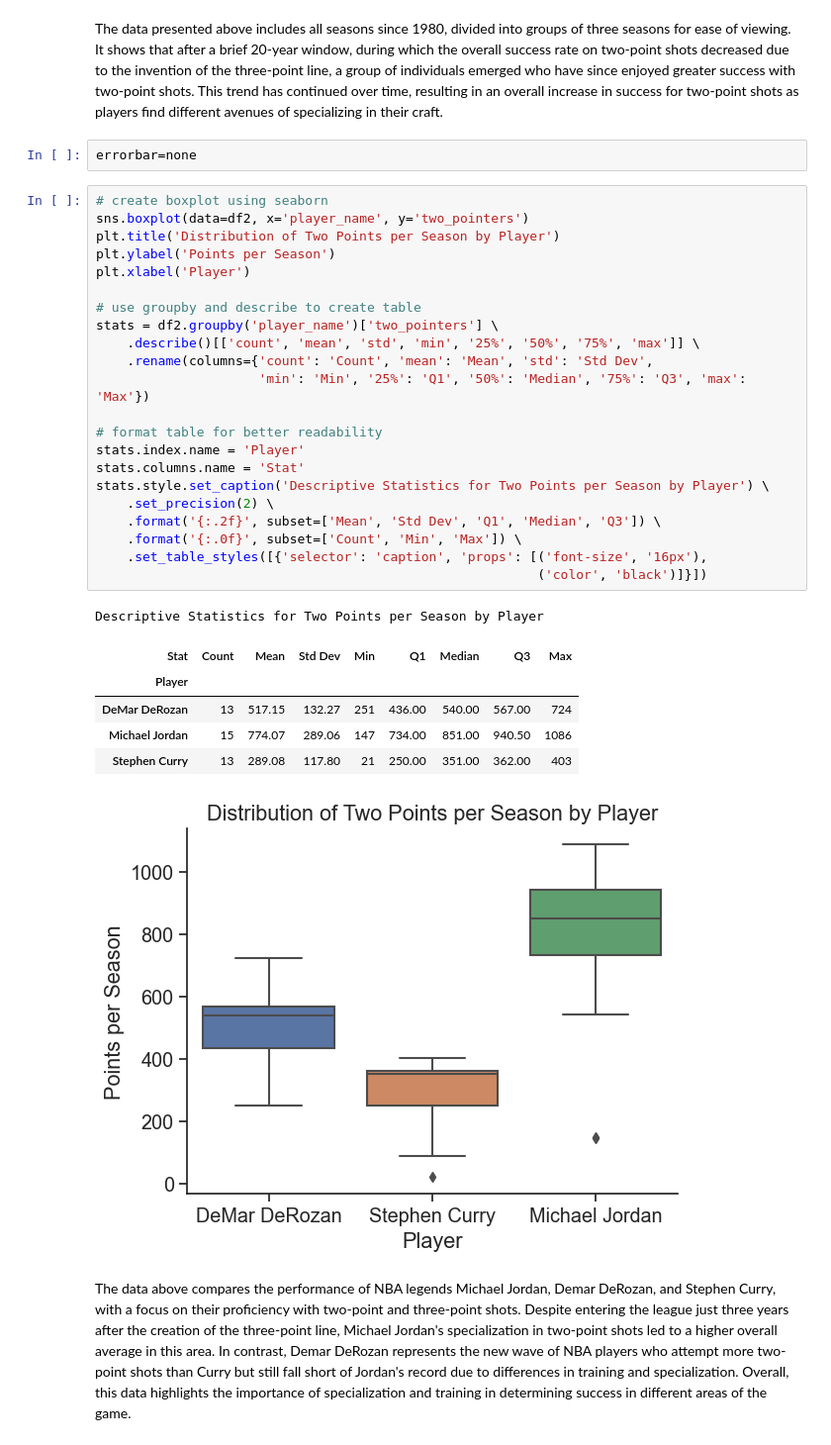
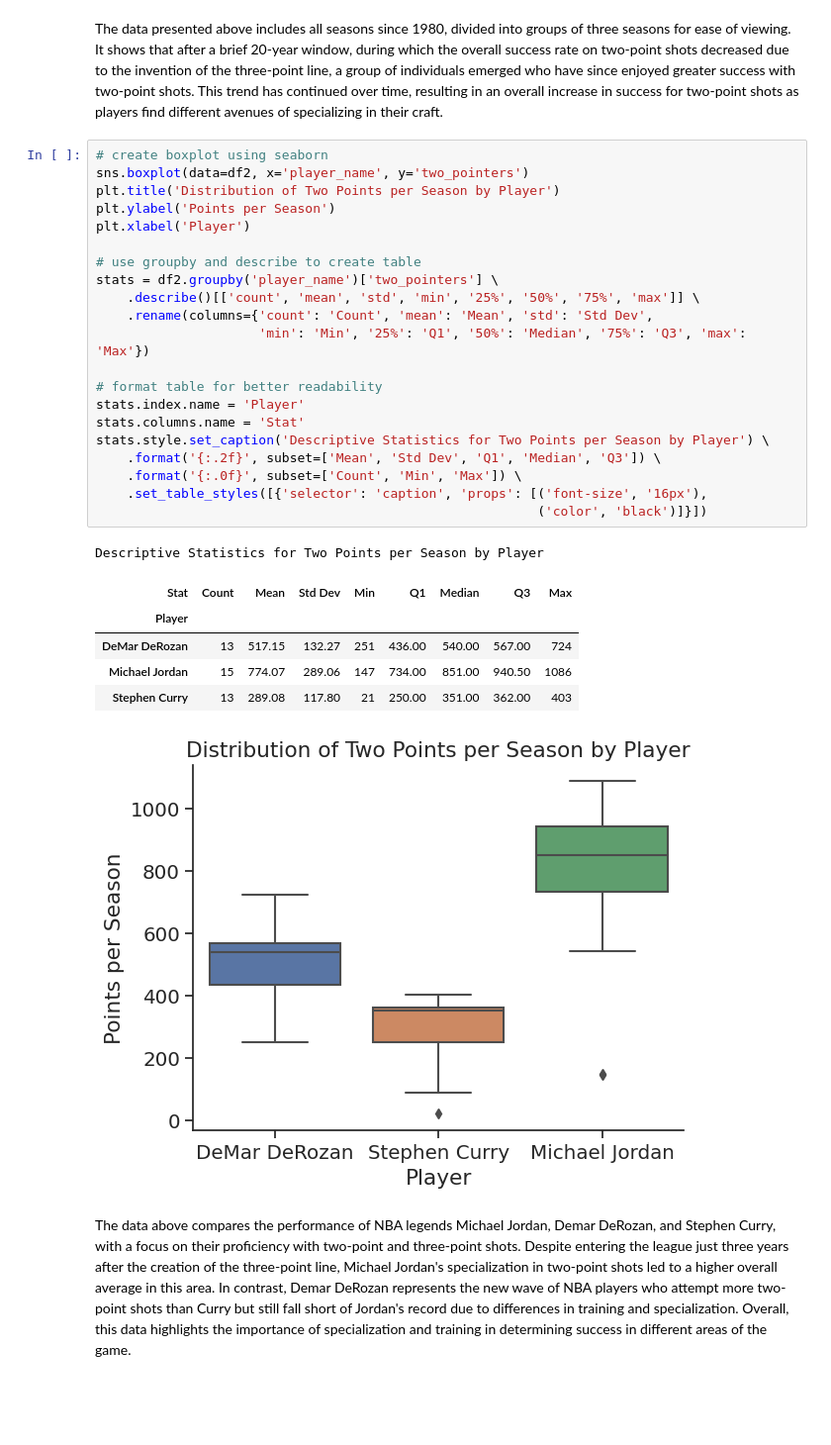
Before and after one commit to ubco-W2022T2-data301/project-group-group-23, a Jupyter notebook: analysis/analysis3.ipynb, the cells around one changed output. Shown at 99% size. Saved outputs shown, nothing was run; the diff lists cells and outputs as text; blank space fills up the shorter version.

```diff
--- a/analysis/analysis3.ipynb
+++ b/analysis/analysis3.ipynb
@@ -51,37 +51,34 @@ graph2.set(title="Change in Two Point Shot Percentage per Season",
 # %% [markdown]
 The data presented above includes all seasons since 1980, divided into groups of three seasons for ease of viewing. It shows that after a brief 20-year window, during which the overall success rate on two-point shots decreased due to the invention of the three-point line, a group of individuals emerged who have since enjoyed greater success with two-point shots. This trend has continued over time, resulting in an overall increase in success for two-point shots as players find different avenues of specializing in their craft.
-# %%
-errorbar=none
 # %%
 # create boxplot using seaborn
 sns.boxplot(data=df2, x='player_name', y='two_pointers')
 plt.title('Distribution of Two Points per Season by Player')
 plt.ylabel('Points per Season')
 plt.xlabel('Player')
 
 # use groupby and describe to create table
 stats = df2.groupby('player_name')['two_pointers'] \
     .describe()[['count', 'mean', 'std', 'min', '25%', '50%', '75%', 'max']] \
     .rename(columns={'count': 'Count', 'mean': 'Mean', 'std': 'Std Dev',
                      'min': 'Min', '25%': 'Q1', '50%': 'Median', '75%': 'Q3', 'max': 'Max'})
 
 # format table for better readability
 stats.index.name = 'Player'
 stats.columns.name = 'Stat'
 stats.style.set_caption('Descriptive Statistics for Two Points per Season by Player') \
-    .set_precision(2) \
     .format('{:.2f}', subset=['Mean', 'Std Dev', 'Q1', 'Median', 'Q3']) \
     .format('{:.0f}', subset=['Count', 'Min', 'Max']) \
     .set_table_styles([{'selector': 'caption', 'props': [('font-size', '16px'),
                                                          ('color', 'black')]}])
 # %% [output]
 Descriptive Statistics for Two Points per Season by Player
 | Stat | Count | Mean | Std Dev | Min | Q1 | Median | Q3 | Max |
 | Player |  |  |  |  |  |  |  |  |
 | DeMar DeRozan | 13 | 517.15 | 132.27 | 251 | 436.00 | 540.00 | 567.00 | 724 |
 | Michael Jordan | 15 | 774.07 | 289.06 | 147 | 734.00 | 851.00 | 940.50 | 1086 |
 | Stephen Curry | 13 | 289.08 | 117.80 | 21 | 250.00 | 351.00 | 362.00 | 403 |
-[figure, old version]
+[figure, new version]
 # %% [markdown]
 The data above compares the performance of NBA legends Michael Jordan, Demar DeRozan, and Stephen Curry, with a focus on their proficiency with two-point and three-point shots. Despite entering the league just three years after the creation of the three-point line, Michael Jordan's specialization in two-point shots led to a higher overall average in this area. In contrast, Demar DeRozan represents the new wave of NBA players who attempt more two-point shots than Curry but still fall short of Jordan's record due to differences in training and specialization. Overall, this data highlights the importance of specialization and training in determining success in different areas of the game.
 # %%
```
Also changed, not shown: parts of 2 cells of this notebook, 2 other files.
